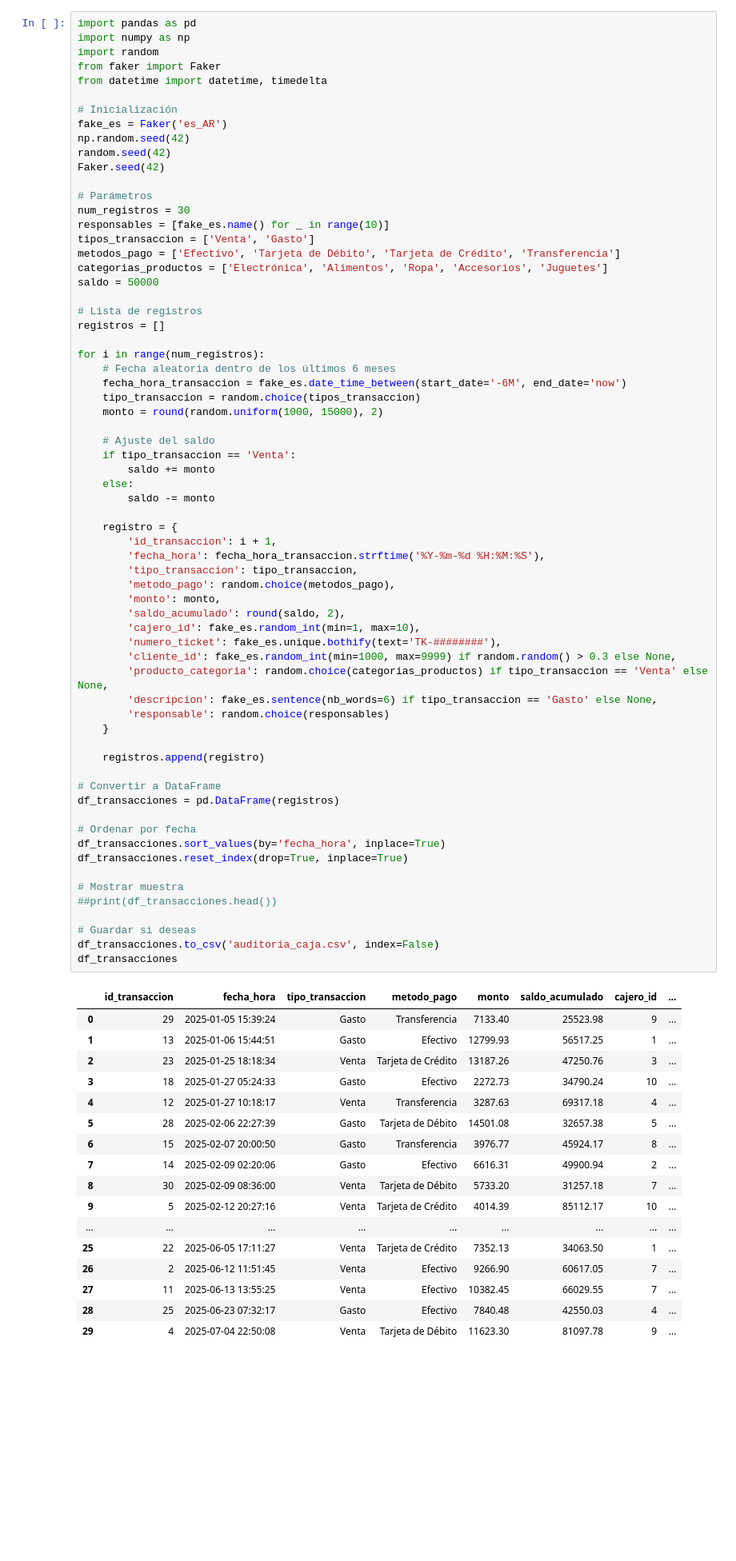
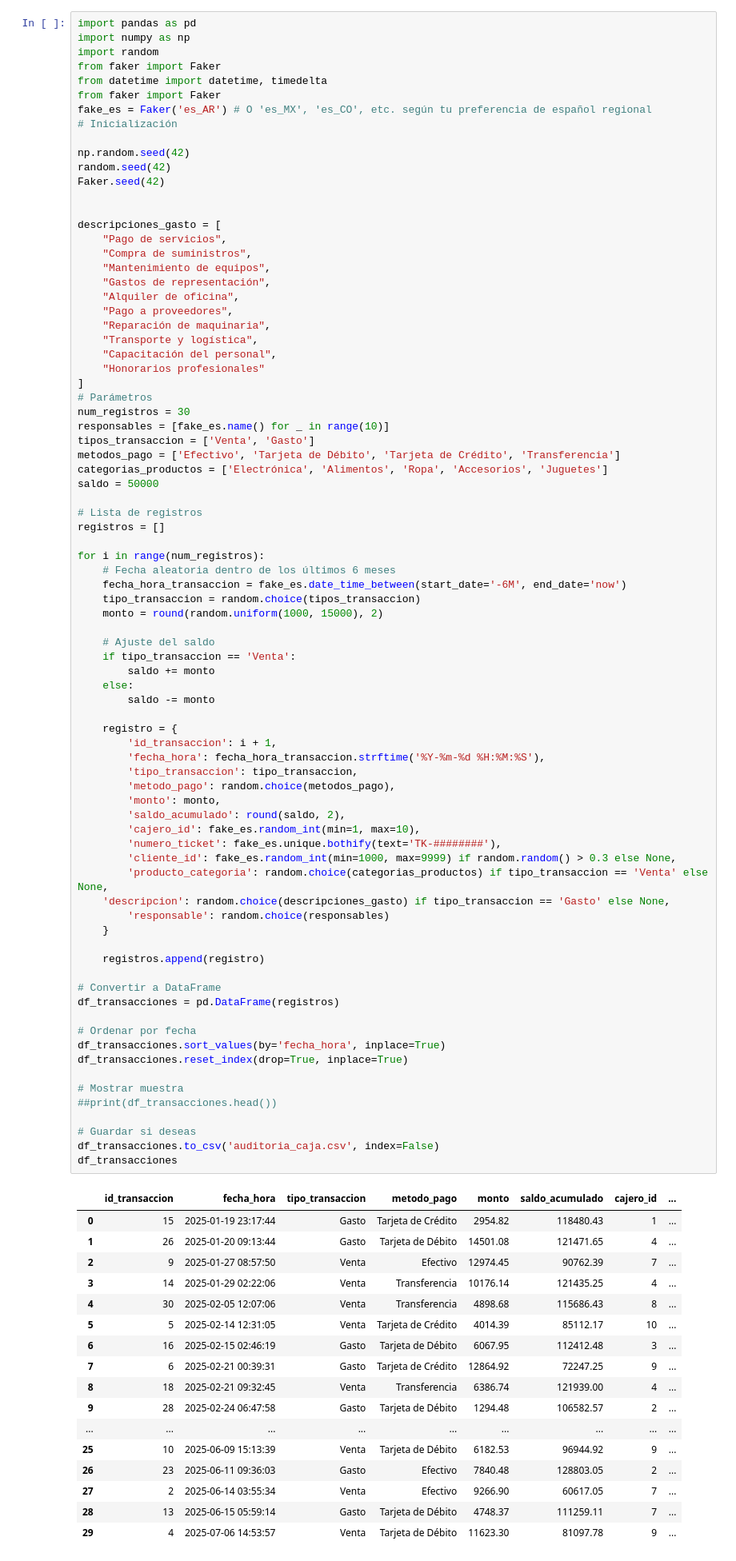
Before and after one commit to Viny2030/mi_proyecto, a Jupyter notebook: datasetlibro_balances.ipynb, the cells around one changed output. Shown at 80% size. Cells and saved outputs as stored; diff of their text form; blank space fills up the shorter version.

```diff
--- a/datasetlibro_balances.ipynb
+++ b/datasetlibro_balances.ipynb
@@ -19,13 +19,27 @@ import numpy as np
 import random
 from faker import Faker
 from datetime import datetime, timedelta
+from faker import Faker
+fake_es = Faker('es_AR') # O 'es_MX', 'es_CO', etc. según tu preferencia de español regional
+# Inicialización
 
-# Inicialización
-fake_es = Faker('es_AR')
 np.random.seed(42)
 random.seed(42)
 Faker.seed(42)
 
+
+descripciones_gasto = [
+    "Pago de servicios",
+    "Compra de suministros",
+    "Mantenimiento de equipos",
+    "Gastos de representación",
+    "Alquiler de oficina",
+    "Pago a proveedores",
+    "Reparación de maquinaria",
+    "Transporte y logística",
+    "Capacitación del personal",
+    "Honorarios profesionales"
+]
 # Parámetros
 num_registros = 30
 responsables = [fake_es.name() for _ in range(10)]
@@ -53,50 +67,50 @@ for i in range(num_registros):
         'id_transaccion': i + 1,
         'fecha_hora': fecha_hora_transaccion.strftime('%Y-%m-%d %H:%M:%S'),
         'tipo_transaccion': tipo_transaccion,
         'metodo_pago': random.choice(metodos_pago),
         'monto': monto,
         'saldo_acumulado': round(saldo, 2),
         'cajero_id': fake_es.random_int(min=1, max=10),
         'numero_ticket': fake_es.unique.bothify(text='TK-########'),
         'cliente_id': fake_es.random_int(min=1000, max=9999) if random.random() > 0.3 else None,
         'producto_categoria': random.choice(categorias_productos) if tipo_transaccion == 'Venta' else None,
-        'descripcion': fake_es.sentence(nb_words=6) if tipo_transaccion == 'Gasto' else None,
+    'descripcion': random.choice(descripciones_gasto) if tipo_transaccion == 'Gasto' else None,
         'responsable': random.choice(responsables)
     }
 
     registros.append(registro)
 
 # Convertir a DataFrame
 df_transacciones = pd.DataFrame(registros)
 
 # Ordenar por fecha
 df_transacciones.sort_values(by='fecha_hora', inplace=True)
 df_transacciones.reset_index(drop=True, inplace=True)
 
 # Mostrar muestra
 ##print(df_transacciones.head())
 
 # Guardar si deseas
 df_transacciones.to_csv('auditoria_caja.csv', index=False)
 df_transacciones
 # %% [output]
 |  | id_transaccion | fecha_hora | tipo_transaccion | metodo_pago | monto | saldo_acumulado | cajero_id | ... |
-| 0 | 29 | 2025-01-05 15:39:24 | Gasto | Transferencia | 7133.40 | 25523.98 | 9 | ... |
-| 1 | 13 | 2025-01-06 15:44:51 | Gasto | Efectivo | 12799.93 | 56517.25 | 1 | ... |
-| 2 | 23 | 2025-01-25 18:18:34 | Venta | Tarjeta de Crédito | 13187.26 | 47250.76 | 3 | ... |
-| 3 | 18 | 2025-01-27 05:24:33 | Gasto | Efectivo | 2272.73 | 34790.24 | 10 | ... |
-| 4 | 12 | 2025-01-27 10:18:17 | Venta | Transferencia | 3287.63 | 69317.18 | 4 | ... |
-| 5 | 28 | 2025-02-06 22:27:39 | Gasto | Tarjeta de Débito | 14501.08 | 32657.38 | 5 | ... |
-| 6 | 15 | 2025-02-07 20:00:50 | Gasto | Transferencia | 3976.77 | 45924.17 | 8 | ... |
-| 7 | 14 | 2025-02-09 02:20:06 | Gasto | Efectivo | 6616.31 | 49900.94 | 2 | ... |
-| 8 | 30 | 2025-02-09 08:36:00 | Venta | Tarjeta de Débito | 5733.20 | 31257.18 | 7 | ... |
-| 9 | 5 | 2025-02-12 20:27:16 | Venta | Tarjeta de Crédito | 4014.39 | 85112.17 | 10 | ... |
+| 0 | 15 | 2025-01-19 23:17:44 | Gasto | Tarjeta de Crédito | 2954.82 | 118480.43 | 1 | ... |
+| 1 | 26 | 2025-01-20 09:13:44 | Gasto | Tarjeta de Débito | 14501.08 | 121471.65 | 4 | ... |
+| 2 | 9 | 2025-01-27 08:57:50 | Venta | Efectivo | 12974.45 | 90762.39 | 7 | ... |
+| 3 | 14 | 2025-01-29 02:22:06 | Venta | Transferencia | 10176.14 | 121435.25 | 4 | ... |
+| 4 | 30 | 2025-02-05 12:07:06 | Venta | Transferencia | 4898.68 | 115686.43 | 8 | ... |
+| 5 | 5 | 2025-02-14 12:31:05 | Venta | Tarjeta de Crédito | 4014.39 | 85112.17 | 10 | ... |
+| 6 | 16 | 2025-02-15 02:46:19 | Gasto | Tarjeta de Débito | 6067.95 | 112412.48 | 3 | ... |
+| 7 | 6 | 2025-02-21 00:39:31 | Gasto | Tarjeta de Crédito | 12864.92 | 72247.25 | 9 | ... |
+| 8 | 18 | 2025-02-21 09:32:45 | Venta | Transferencia | 6386.74 | 121939.00 | 4 | ... |
+| 9 | 28 | 2025-02-24 06:47:58 | Gasto | Tarjeta de Débito | 1294.48 | 106582.57 | 2 | ... |
 | ... | ... | ... | ... | ... | ... | ... | ... | ... |
-| 25 | 22 | 2025-06-05 17:11:27 | Venta | Tarjeta de Crédito | 7352.13 | 34063.50 | 1 | ... |
-| 26 | 2 | 2025-06-12 11:51:45 | Venta | Efectivo | 9266.90 | 60617.05 | 7 | ... |
-| 27 | 11 | 2025-06-13 13:55:25 | Venta | Efectivo | 10382.45 | 66029.55 | 7 | ... |
-| 28 | 25 | 2025-06-23 07:32:17 | Gasto | Efectivo | 7840.48 | 42550.03 | 4 | ... |
-| 29 | 4 | 2025-07-04 22:50:08 | Venta | Tarjeta de Débito | 11623.30 | 81097.78 | 9 | ... |
+| 25 | 10 | 2025-06-09 15:13:39 | Venta | Tarjeta de Débito | 6182.53 | 96944.92 | 9 | ... |
+| 26 | 23 | 2025-06-11 09:36:03 | Gasto | Efectivo | 7840.48 | 128803.05 | 2 | ... |
+| 27 | 2 | 2025-06-14 03:55:34 | Venta | Efectivo | 9266.90 | 60617.05 | 7 | ... |
+| 28 | 13 | 2025-06-15 05:59:14 | Gasto | Tarjeta de Débito | 4748.37 | 111259.11 | 7 | ... |
+| 29 | 4 | 2025-07-06 14:53:57 | Venta | Tarjeta de Débito | 11623.30 | 81097.78 | 9 | ... |
 # %% [markdown]
 ### Algoritmo II
 # %%
```
Also changed, not shown: parts of 2 cells of this notebook.
